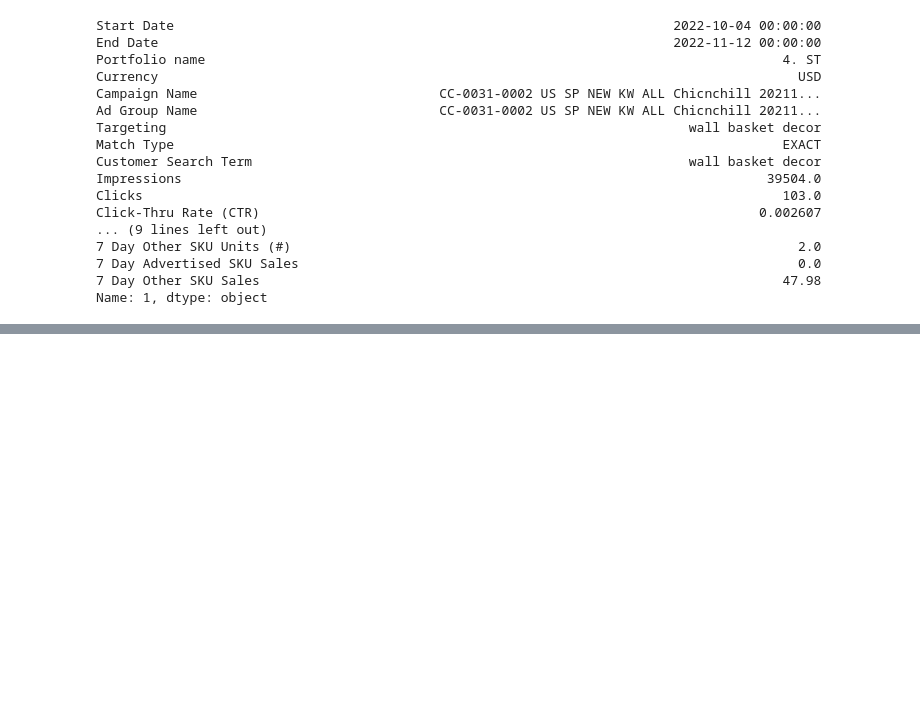
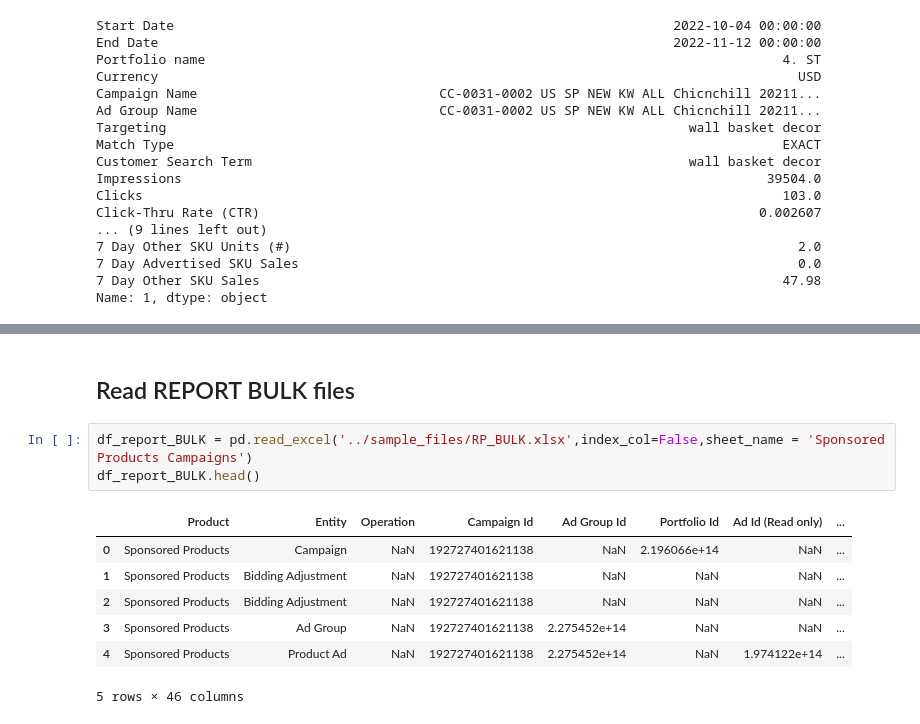
Before and after one commit to KDool/Ads-aws-excel, a Jupyter notebook: Code/optimize.ipynb, the cells around one changed output, grey strips where cells are left out. Cells and saved outputs as stored; diff of their text form; blank space fills up the shorter version.

```diff
--- a/Code/optimize.ipynb
+++ b/Code/optimize.ipynb
@@ -184,0 +237,14 @@ KeyError: 'Match Type'
+# %% [markdown]
+<h2>Read REPORT BULK
+ files</h2>
+# %%
+df_report_BULK = pd.read_excel('../sample_files/RP_BULK.xlsx',index_col=False,sheet_name = 'Sponsored Products Campaigns')
+df_report_BULK.head()
+# %% [output]
+|  | Product | Entity | Operation | Campaign Id | Ad Group Id | Portfolio Id | Ad Id (Read only) | ... |
+| 0 | Sponsored Products | Campaign | NaN | 192727401621138 | NaN | 2.196066e+14 | NaN | ... |
+| 1 | Sponsored Products | Bidding Adjustment | NaN | 192727401621138 | NaN | NaN | NaN | ... |
+| 2 | Sponsored Products | Bidding Adjustment | NaN | 192727401621138 | NaN | NaN | NaN | ... |
+| 3 | Sponsored Products | Ad Group | NaN | 192727401621138 | 2.275452e+14 | NaN | NaN | ... |
+| 4 | Sponsored Products | Product Ad | NaN | 192727401621138 | 2.275452e+14 | NaN | 1.974122e+14 | ... |
+5 rows × 46 columns
```
Also changed, not shown: parts of 7 cells of this notebook, 1 other file.
